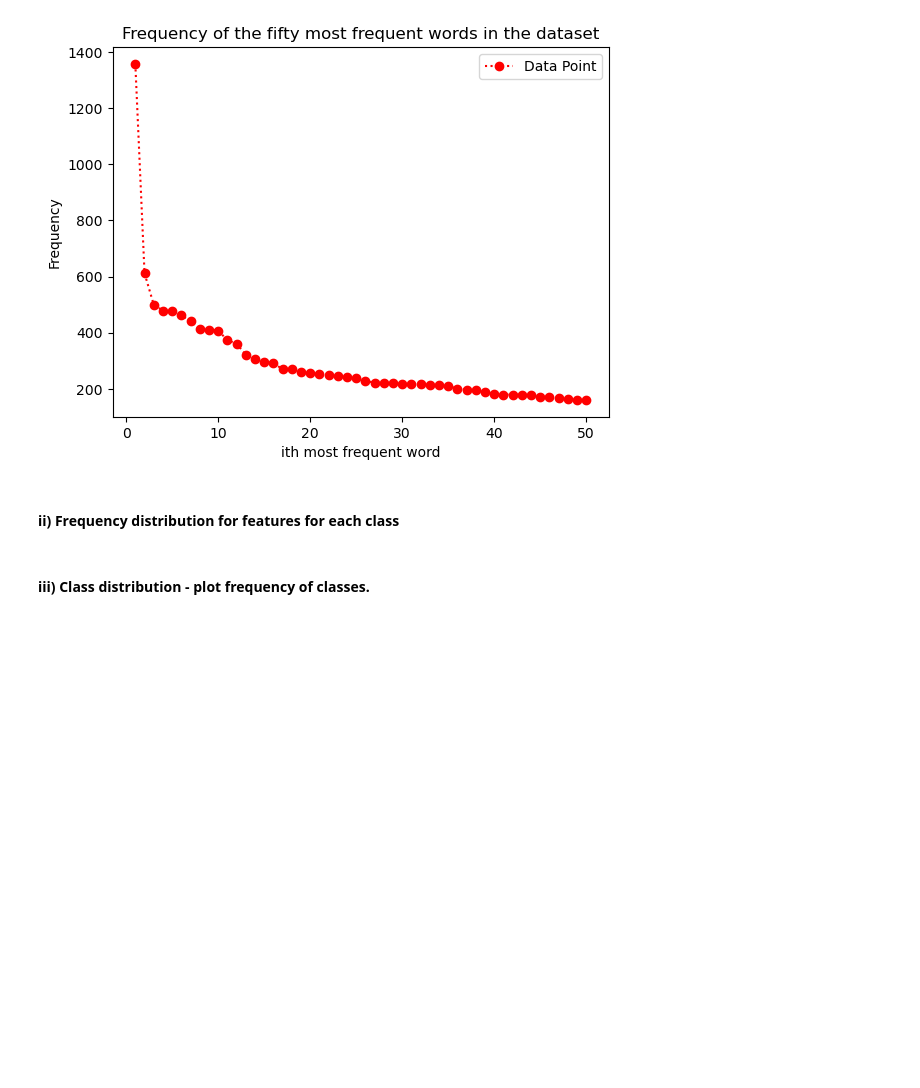
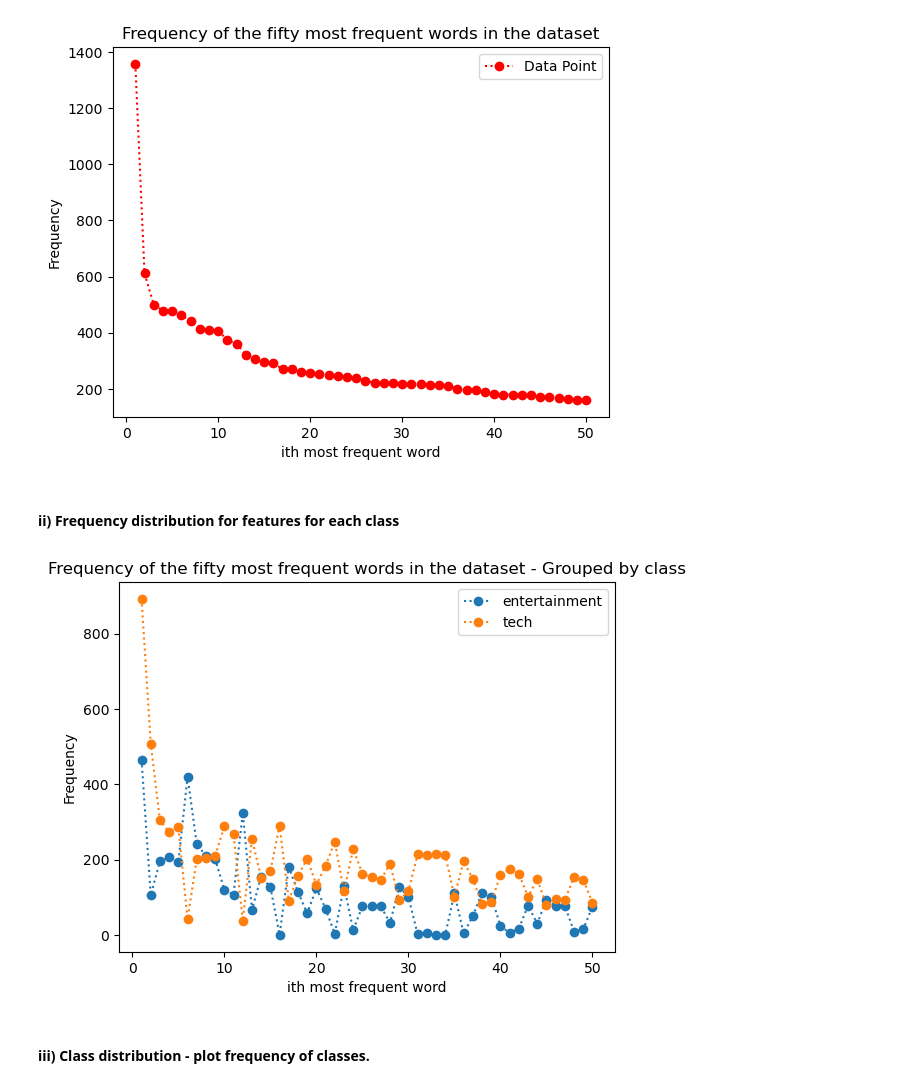
Before and after one commit to Compsci361-Group31/COMPSCI361-Assignment3, a Jupyter notebook: AS03.ipynb, the cells around one changed output. Cells and saved outputs as stored; diff of their text form; code cells hidden in the pictures; blank space fills up the shorter version.

```diff
--- a/AS03.ipynb
+++ b/AS03.ipynb
@@ -20,7 +20,9 @@ def extract_features(fitting_var):
     return matrix, word_bank, frequencies
 
 
-
+class_vector = train_df["Category"].to_numpy()
+unique_classes = np.unique(class_vector)
+print("Unique classes:", unique_classes)
 
 # print(matrix)
 # print(word_bank)
@@ -105,6 +109,29 @@ Rank. word: frequency
 #### ii) Frequency distribution for features for each class
 # %%
 # code for task 1 b/ii
+# Assuming this is using the above words, and getting their frequencies for each class
+
+
+
+# Get the frequencies of the top 50 features for each class
+
+plt.plot()
+
+for class_name in unique_classes:
+    #Get indices (Rows) of the matrix which corresonds to current class
+    class_indices = np.where(class_vector == class_name)[0]
+    #Now get the frequencies of the top 50 features for this class
+    class_frequencies_ii = whole_matrix[class_indices][:, indices_50].sum(axis=0) # Sum the frequencies of the correct rows and columns
+    plt.plot([i+1 for i in range(50)], class_frequencies_ii, linestyle=':', marker='o', label=class_name)
+
+plt.xlabel('ith most frequent word')
+plt.ylabel("Frequency")
+# plt.plot([i+1 for i in range(50)], top_50_feature_frequencies, linestyle = ':', marker='o', color="r", alpha=0.4, label="Data Point") Overlay plot i)
+plt.legend()
+plt.title("Frequency of the fifty most frequent words in the dataset - Grouped by class")
+plt.show()
+# %% [output]
+[figure, added]
 # %% [markdown]
 #### iii) Class distribution - plot frequency of classes.
 # %%
```
Also changed, not shown: parts of 1 cell of this notebook.
